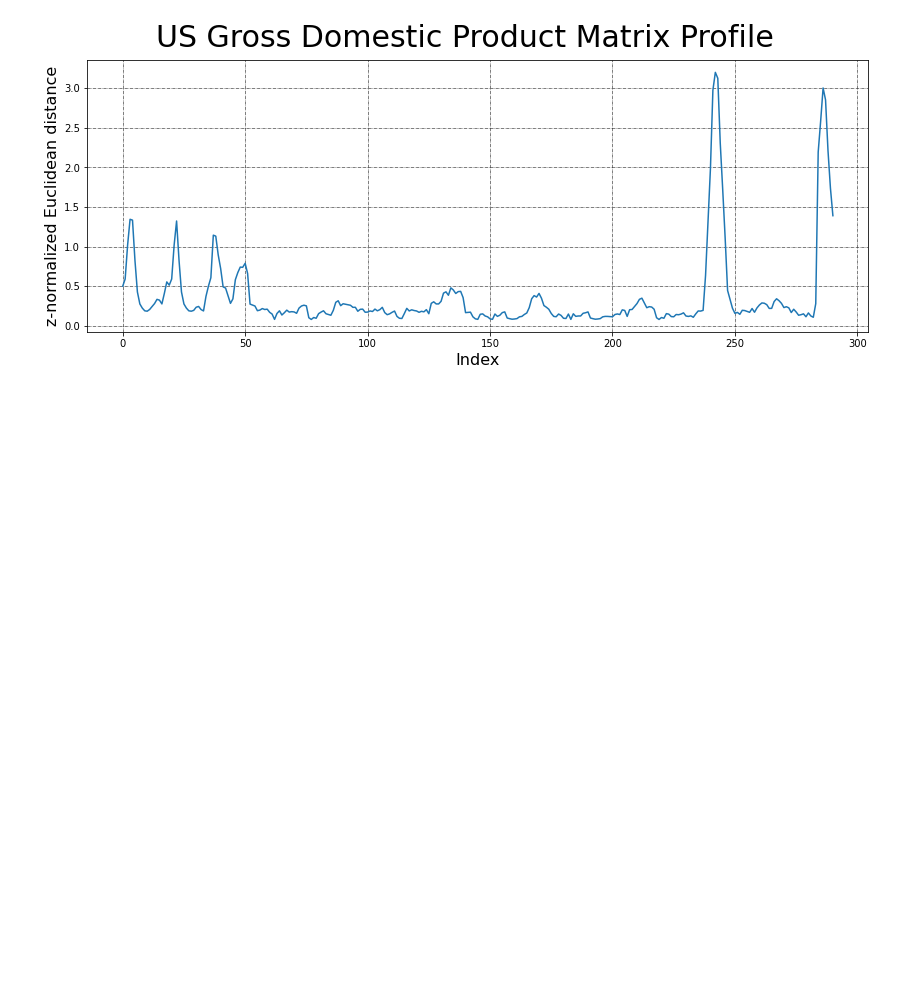
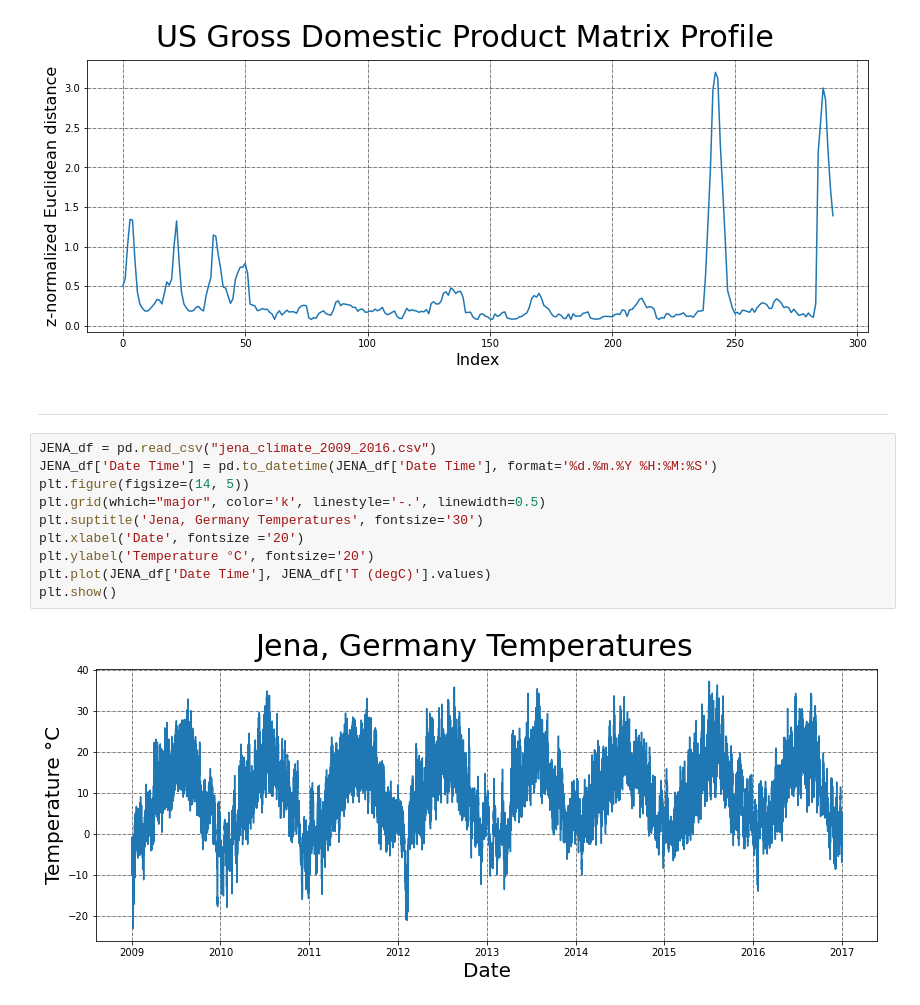
Before and after one commit to rmcnew/Parallel_Matrix_Profile, a Jupyter notebook: final_report/MPI_Matrix_Profile.ipynb, the cells around one changed output. Cells and saved outputs as stored; diff of their text form; blank space fills up the shorter version.

```diff
--- a/final_report/MPI_Matrix_Profile.ipynb
+++ b/final_report/MPI_Matrix_Profile.ipynb
@@ -219,3 +219,19 @@ plt.plot(GDP_mp_df[0].values)
 plt.show()
 # %% [output]
 [figure]
+# %% [markdown]
+
+
+---
+# %%
+JENA_df = pd.read_csv("jena_climate_2009_2016.csv")
+JENA_df['Date Time'] = pd.to_datetime(JENA_df['Date Time'], format='%d.%m.%Y %H:%M:%S')
+plt.figure(figsize=(14, 5))
+plt.grid(which="major", color='k', linestyle='-.', linewidth=0.5)
+plt.suptitle('Jena, Germany Temperatures', fontsize='30')
+plt.xlabel('Date', fontsize ='20')
+plt.ylabel('Temperature °C', fontsize='20')
+plt.plot(JENA_df['Date Time'], JENA_df['T (degC)'].values)
+plt.show()
+# %% [output]
+[figure, added]
```
Also changed, not shown: 5 other files.
